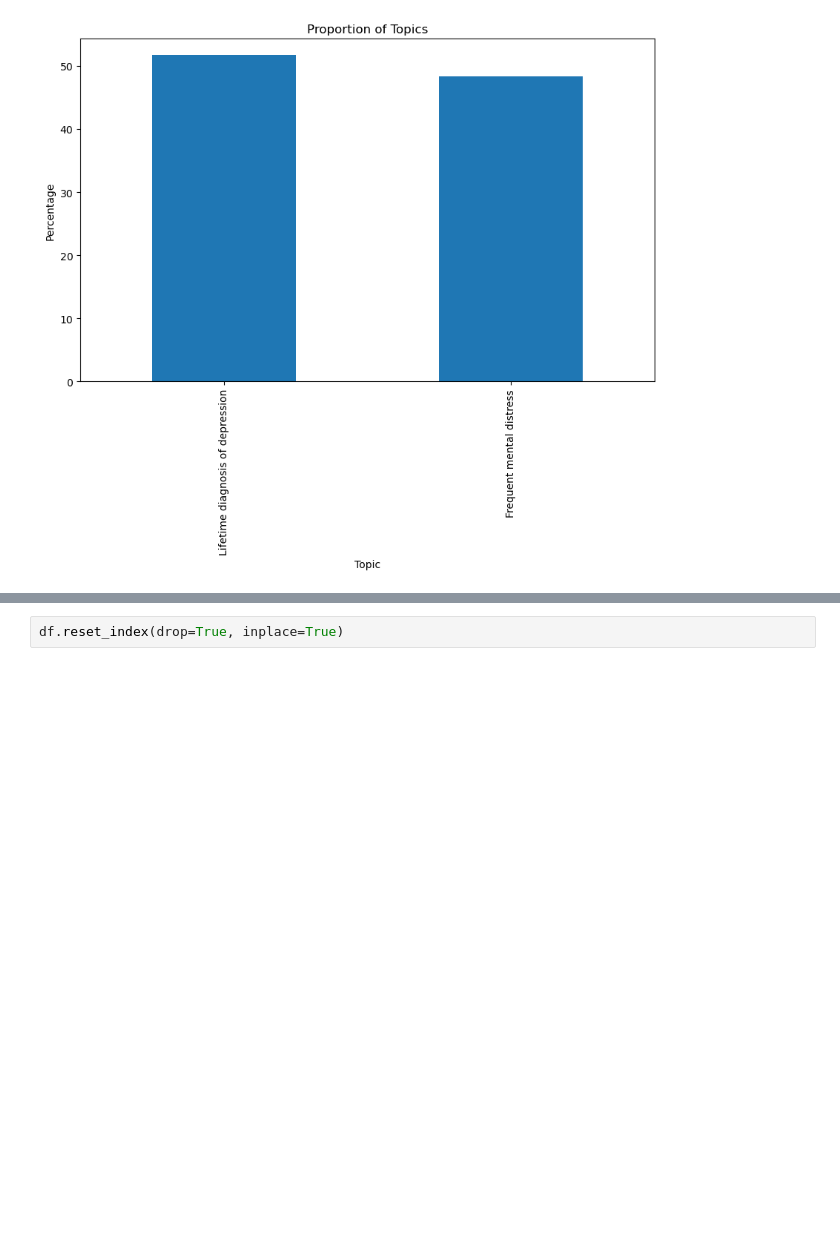
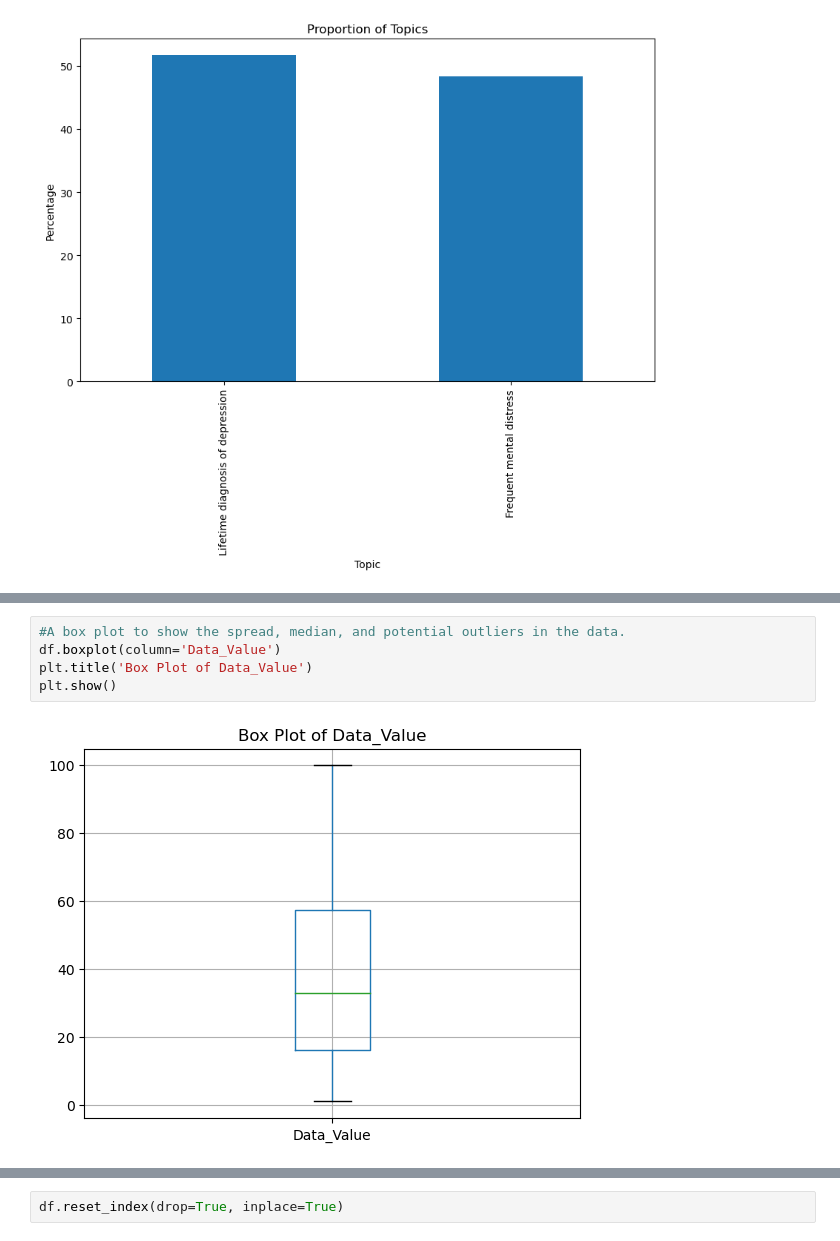
Before and after one commit to sonaaki/Springboard, a Jupyter notebook: Capstone_Two_02_data_wrangling.ipynb, the cells around one changed output, grey strips where cells are left out. Cells and saved outputs as stored; diff of their text form; blank space fills up the shorter version.

```diff
--- a/Capstone_Two_02_data_wrangling.ipynb
+++ b/Capstone_Two_02_data_wrangling.ipynb
@@ -416,0 +460,7 @@ plt.show()
+# %%
+#A box plot to show the spread, median, and potential outliers in the data.
+df.boxplot(column='Data_Value')
+plt.title('Box Plot of Data_Value')
+plt.show()
+# %% [output]
+[figure, added]
```
Also changed, not shown: parts of 5 cells of this notebook.
